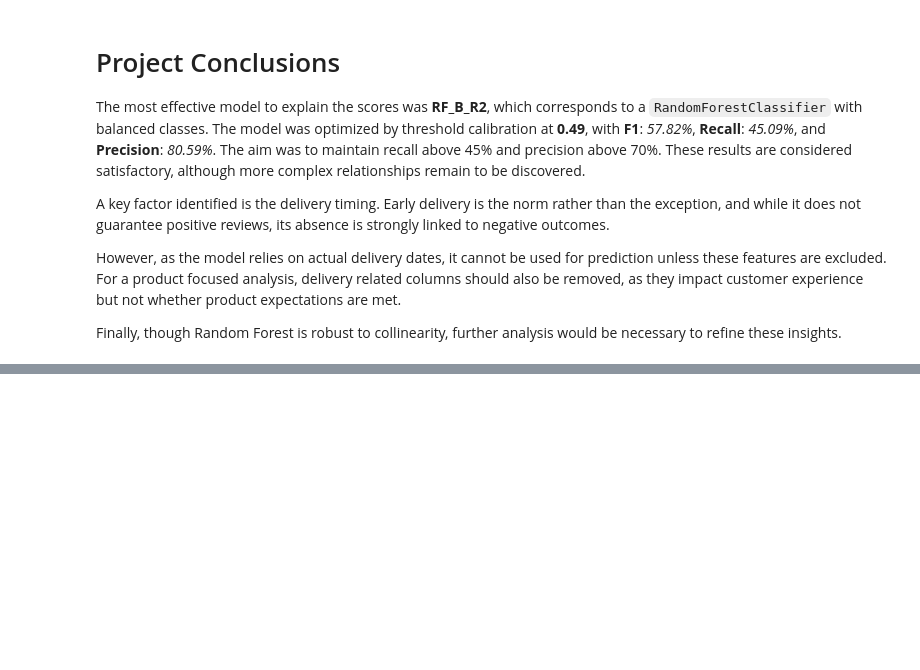
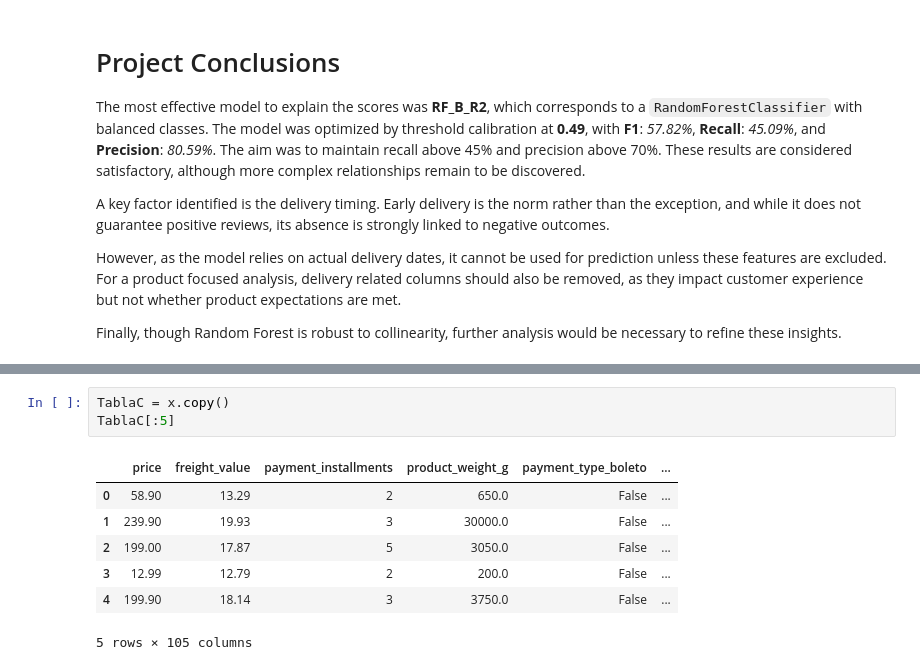
Before and after one commit to SaulKGM3/Brazilian_Ecommerce_Review_Analysis, a Jupyter notebook: Notebook/Brasil_ECom.ipynb, the cells around one changed output, grey strips where cells are left out. Cells and saved outputs as stored; diff of their text form; blank space fills up the shorter version.

```diff
--- a/Notebook/Brasil_ECom.ipynb
+++ b/Notebook/Brasil_ECom.ipynb
@@ -532,0 +683,11 @@ Finally, though Random Forest is robust to collinearity, further analysis would
+# %%
+TablaC = x.copy()
+TablaC[:5]
+# %% [output]
+|  | price | freight_value | payment_installments | product_weight_g | payment_type_boleto | ... |
+| 0 | 58.90 | 13.29 | 2 | 650.0 | False | ... |
+| 1 | 239.90 | 19.93 | 3 | 30000.0 | False | ... |
+| 2 | 199.00 | 17.87 | 5 | 3050.0 | False | ... |
+| 3 | 12.99 | 12.79 | 2 | 200.0 | False | ... |
+| 4 | 199.90 | 18.14 | 3 | 3750.0 | False | ... |
+5 rows × 105 columns
```
Also changed, not shown: parts of 38 cells of this notebook.
